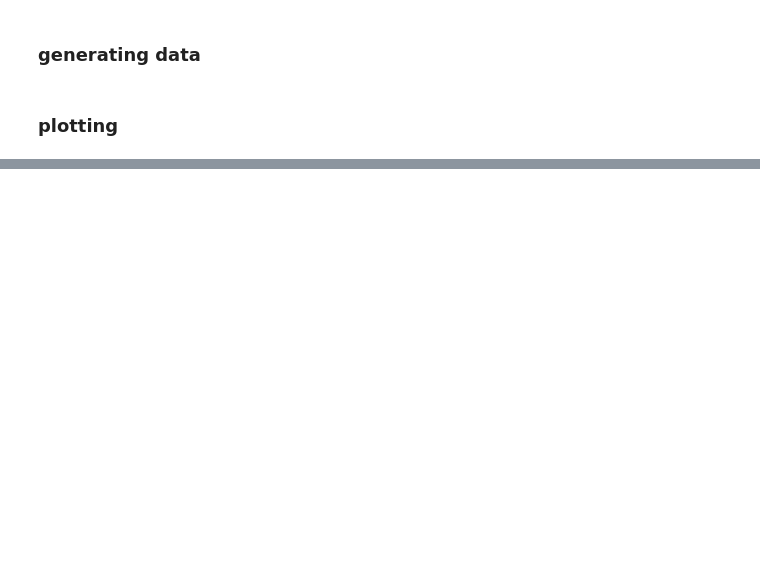
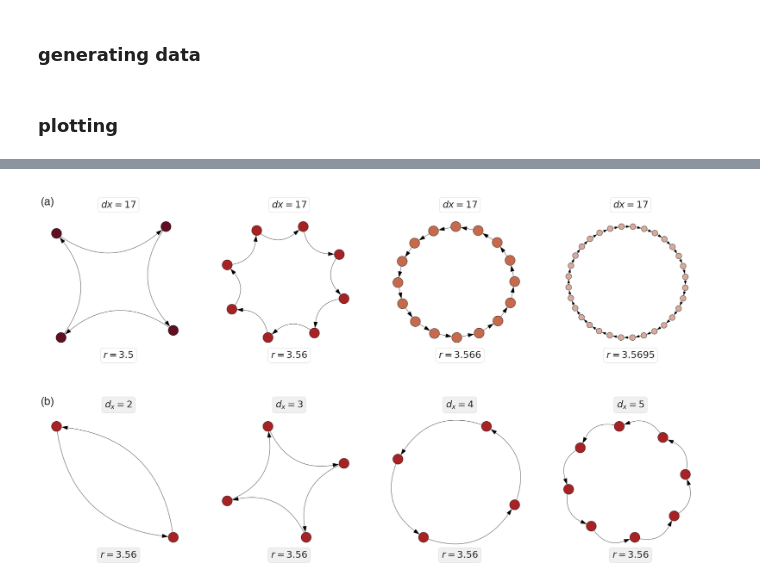
Before and after one commit to arthurpessa/ordpy, a Jupyter notebook: examples/ordpy.ipynb, the cells around one changed output, grey strips where cells are left out. Cells and saved outputs as stored; diff of their text form; code cells hidden in the pictures; blank space fills up the shorter version.

```diff
--- a/examples/ordpy.ipynb
+++ b/examples/ordpy.ipynb
@@ -1865,0 +1880,90 @@ f.savefig('manuscript_figures/fig8.pdf', dpi=300, bbox_inches='tight')
+# %%
+#generating the series
+#periods: 4,  8,   16,    32
+rr_ = [3.5, 3.56, 3.566, 3.5695]
+
+ts  = []
+for r_ in rr_:
+    ts.append(logistic(a=r_, n=20100, x0=np.random.uniform())[20000:])
+ts += [ts[1]]*4 #replicating series with period 8
+
+logisticgraphs = []
+d_x            = [17]*4 + [2,3,4,5]
+for logisticts_, dx_ in zip(ts, d_x): #evaluating the nodes, edges and weights of the networks.
+    nodes, edges, weights = ordinal_network(logisticts_, dx=dx_, tie_precision=14)
+
+    g = igraph.Graph(directed=True)
+    g.add_vertices(nodes)
+    g.add_edges(edges)
+    g.vs["label"]  = nodes
+    g.es["weight"] = weights
+#     g.es["label"]  = edges
+
+    logisticgraphs.append(g)
+
+
+#plotting and saving the ordinal networks
+curved     = [True]*2 + [False]*2 + [True]*4
+size_arrow = [1.5]*3 +   [1] + [1.5]*4
+size_node  = [35]*3 + [20] + [35]*4
+reds       = ['#600E22', '#A62225', '#C66A4D', '#D9AA9B', '#A62225', '#A62225', '#A62225', '#A62225']
+
+for g_, r_, curve_, sarrow_, snode_ in zip(logisticgraphs, range(8), curved, size_arrow, size_node):
+    igraph.plot(
+        g_,
+        'data/fig10/logi-ordnet{}.png'.format(r_),
+        layout             = 'kk',
+        box                = (300, 400),
+        vertex_label_size  = 0,
+        margin             = [55, 135, 140, 80],
+        vertex_size        = snode_,
+        vertex_color       = reds[r_],
+        edge_curved        = curve_,
+        edge_color         = 'black',
+        edge_arrow_size    = sarrow_
+    )
+
+
+#creating and plotting the last figure
+f, ax  = plt.subplots(nrows=2, ncols=4, figsize=stdfigsize(nrows=2,ncols=4))
+ax     = ax.flatten()
+
+graphs_paths = sorted(glob.glob('data/fig10/*.png'))
+
+for path_, ax_, r_, bkc_ in zip(graphs_paths,
+                      ax,
+                      [3.5, 3.56, 3.566, 3.5695] + [2,3,4,5], #values of logistic parameter and embedding dimension
+                      ['white']*4 + ['#f0f0f0']*4 #background color of legend
+                     ):
+
+    img_ = mpimg.imread(path_)
+    ax_.axis('off')
+    ax_.imshow(img_)
+
+    if type(r_)==float:
+        text = ['$r = {}$'.format(r_), '$dx = 17$']
+        locs = [(0.45, 0.03), (0.45, .9)]
+    else:
+        text = ['$r = 3.56$', '$d_x = {}$'.format(r_)]
+        locs = [(0.45, 0.03), (0.45, .9)]
+
+    for txt_, loc_ in zip(text, locs):
+        ax_.annotate(txt_, loc_,
+                       va='center',
+                       ha='center',
+                       xycoords='axes fraction',
+                       fontsize=25,
+                       bbox={
+                           'boxstyle': 'round',
+                           'fc': bkc_,
+                           'ec': '#d9d9d9',
+                           'alpha': 1
+                       })
+
+ax[0].annotate('(a)', (0, .9), xycoords='axes fraction', fontsize=30)
+ax[4].annotate('(b)', (0, .9), xycoords='axes fraction', fontsize=30)
+
+f.tight_layout(w_pad=-70, h_pad=7)
+f.savefig('manuscript_figures/fig10.pdf', dpi=300, bbox_inches='tight')
+# %% [output]
+[figure, added]
```
Also changed, not shown: parts of 23 cells of this notebook, 8 other files.
